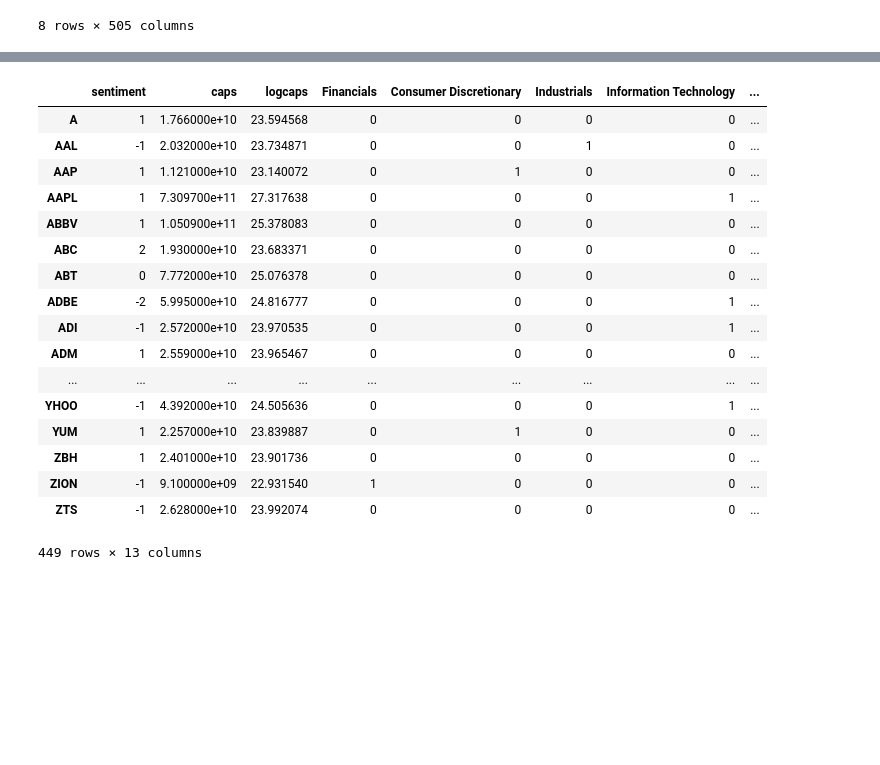
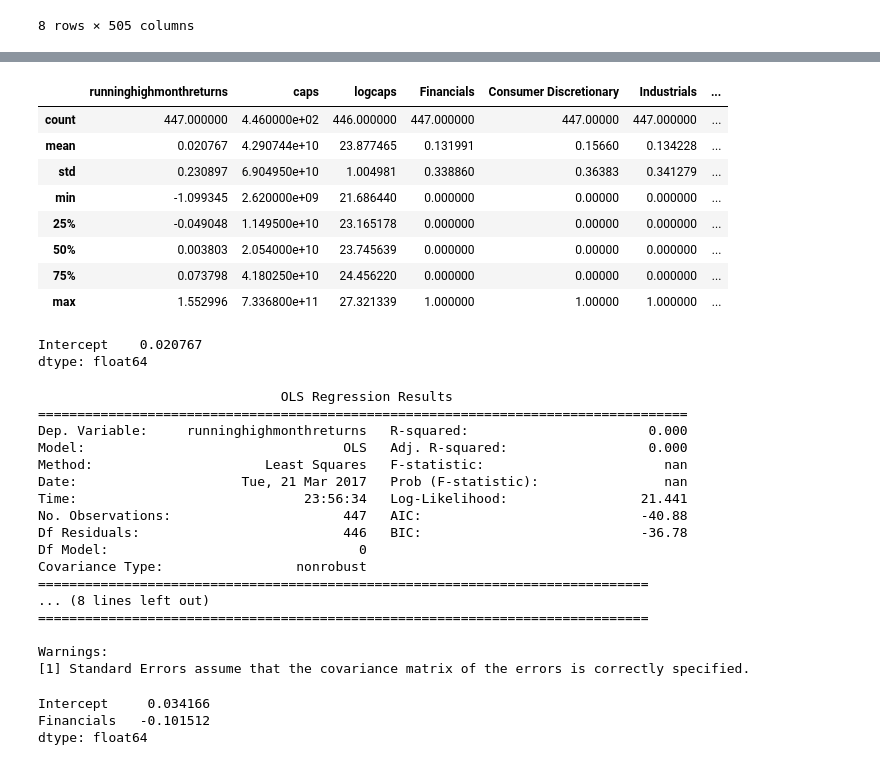
Before and after one commit to robertgrote/News-Asymmetry-Study, a Jupyter notebook: Attempt #2.ipynb, the cells around one changed output, grey strips where cells are left out. Cells and saved outputs as stored; diff of their text form; code cells hidden in the pictures; blank space fills up the shorter version.

```diff
--- a/Attempt #2.ipynb
+++ b/Attempt #2.ipynb
@@ -372,0 +777,4 @@ def binSector(sector):
+# %%
+testtwo['aboveorequalmedian']=testtwo['caps']>=np.median(capsrealofsample)
+# %%
+testtwo['overallrank']=testtwo.sort_values('caps').rank(ascending=False)['caps']#.sort_values('caps').rank()
@@ -376,7 +830,7 @@ finalframe=pd.DataFrame(results.sum())
 finalframe['caps']=capsrealofsample #now add more columns to see if good news is correlated with anything else instead
 #add all of the different sectors, then make a correlation matrix
 # %%
-finalframe.columns={'sentiment', 'caps'}
+finalframe.columns={'runninghighmonthreturns', 'caps'}
 # %%
 finalframe['logcaps']=np.log(finalframe['caps'])
 # %%
@@ -393,21 +847,47 @@ finalframe['Telecommunications Services']=binSector('Telecommunications Services
+# %%
+finalframe['overallrank']=testtwo.sort_values('caps').rank(ascending=False)['caps']
 # %%
-finalframe
+finalframe.describe()
 # %% [output]
-|  | sentiment | caps | logcaps | Financials | Consumer Discretionary | Industrials | Information Technology | ... |
-| A | 1 | 1.766000e+10 | 23.594568 | 0 | 0 | 0 | 0 | ... |
-| AAL | -1 | 2.032000e+10 | 23.734871 | 0 | 0 | 1 | 0 | ... |
-| AAP | 1 | 1.121000e+10 | 23.140072 | 0 | 1 | 0 | 0 | ... |
-| AAPL | 1 | 7.309700e+11 | 27.317638 | 0 | 0 | 0 | 1 | ... |
-| ABBV | 1 | 1.050900e+11 | 25.378083 | 0 | 0 | 0 | 0 | ... |
-| ABC | 2 | 1.930000e+10 | 23.683371 | 0 | 0 | 0 | 0 | ... |
-| ABT | 0 | 7.772000e+10 | 25.076378 | 0 | 0 | 0 | 0 | ... |
-| ADBE | -2 | 5.995000e+10 | 24.816777 | 0 | 0 | 0 | 1 | ... |
-| ADI | -1 | 2.572000e+10 | 23.970535 | 0 | 0 | 0 | 1 | ... |
-| ADM | 1 | 2.559000e+10 | 23.965467 | 0 | 0 | 0 | 0 | ... |
-| ... | ... | ... | ... | ... | ... | ... | ... | ... |
-| YHOO | -1 | 4.392000e+10 | 24.505636 | 0 | 0 | 0 | 1 | ... |
-| YUM | 1 | 2.257000e+10 | 23.839887 | 0 | 1 | 0 | 0 | ... |
-| ZBH | 1 | 2.401000e+10 | 23.901736 | 0 | 0 | 0 | 0 | ... |
-| ZION | -1 | 9.100000e+09 | 22.931540 | 1 | 0 | 0 | 0 | ... |
-| ZTS | -1 | 2.628000e+10 | 23.992074 | 0 | 0 | 0 | 0 | ... |
+|  | runninghighmonthreturns | caps | logcaps | Financials | Consumer Discretionary | Industrials | ... |
+| count | 447.000000 | 4.460000e+02 | 446.000000 | 447.000000 | 447.00000 | 447.000000 | ... |
+| mean | 0.020767 | 4.290744e+10 | 23.877465 | 0.131991 | 0.15660 | 0.134228 | ... |
+| std | 0.230897 | 6.904950e+10 | 1.004981 | 0.338860 | 0.36383 | 0.341279 | ... |
+| min | -1.099345 | 2.620000e+09 | 21.686440 | 0.000000 | 0.00000 | 0.000000 | ... |
+| 25% | -0.049048 | 1.149500e+10 | 23.165178 | 0.000000 | 0.00000 | 0.000000 | ... |
+| 50% | 0.003803 | 2.054000e+10 | 23.745639 | 0.000000 | 0.00000 | 0.000000 | ... |
+| 75% | 0.073798 | 4.180250e+10 | 24.456220 | 0.000000 | 0.00000 | 0.000000 | ... |
+| max | 1.552996 | 7.336800e+11 | 27.321339 | 1.000000 | 1.00000 | 1.000000 | ... |
-449 rows × 13 columns
+# %%
+regress = sm.ols(formula="runninghighmonthreturns ~ 1 ", data=finalframe).fit()
+print regress.params #how do I use spaces in here?
+# %% [output]
+Intercept    0.020767
+dtype: float64
+# %%
+print regress.summary()
+# %% [output]
+                               OLS Regression Results
+===================================================================================
+Dep. Variable:     runninghighmonthreturns   R-squared:                       0.000
+Model:                                 OLS   Adj. R-squared:                  0.000
+Method:                      Least Squares   F-statistic:                       nan
+Date:                     Tue, 21 Mar 2017   Prob (F-statistic):                nan
+Time:                             23:56:34   Log-Likelihood:                 21.441
+No. Observations:                      447   AIC:                            -40.88
+Df Residuals:                          446   BIC:                            -36.78
+Df Model:                                0
+Covariance Type:                 nonrobust
+==============================================================================
+... (8 lines left out)
+==============================================================================
+
+Warnings:
+[1] Standard Errors assume that the covariance matrix of the errors is correctly specified.
+# %%
+regress = sm.ols(formula="runninghighmonthreturns ~ Financials ", data=finalframe).fit()
+print regress.params #how do I use spaces in here?
+# %% [output]
+Intercept     0.034166
+Financials   -0.101512
+dtype: float64
```
Also changed, not shown: parts of 143 cells of this notebook, 2 other files.
